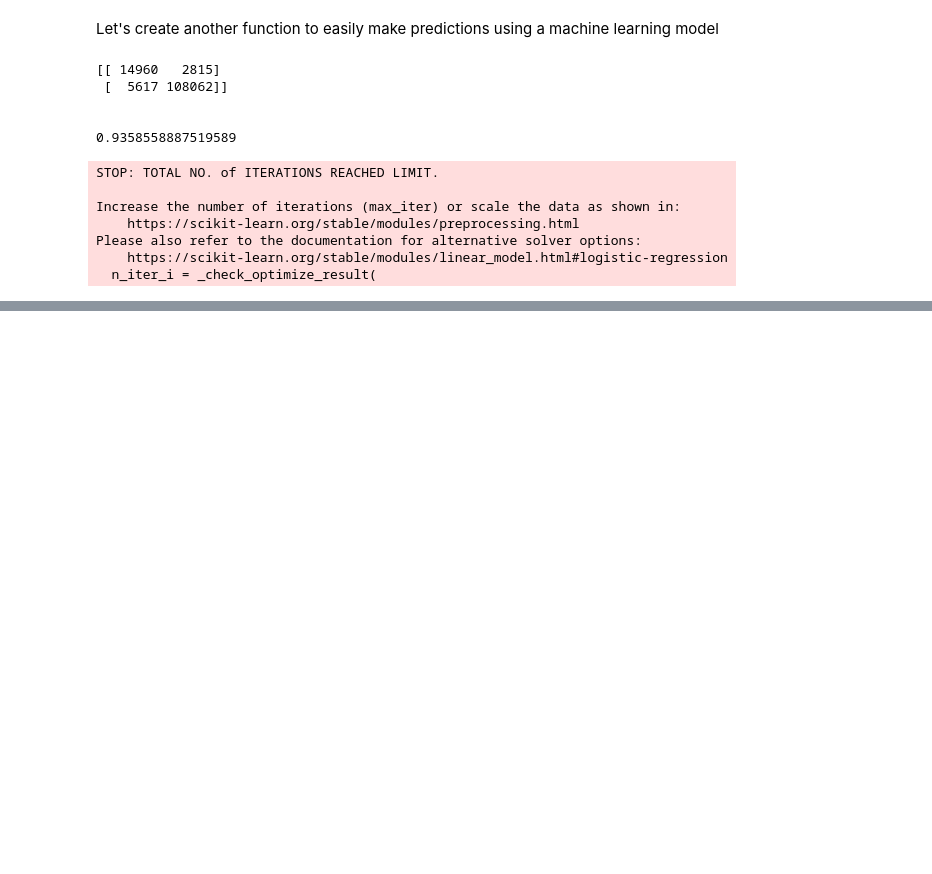
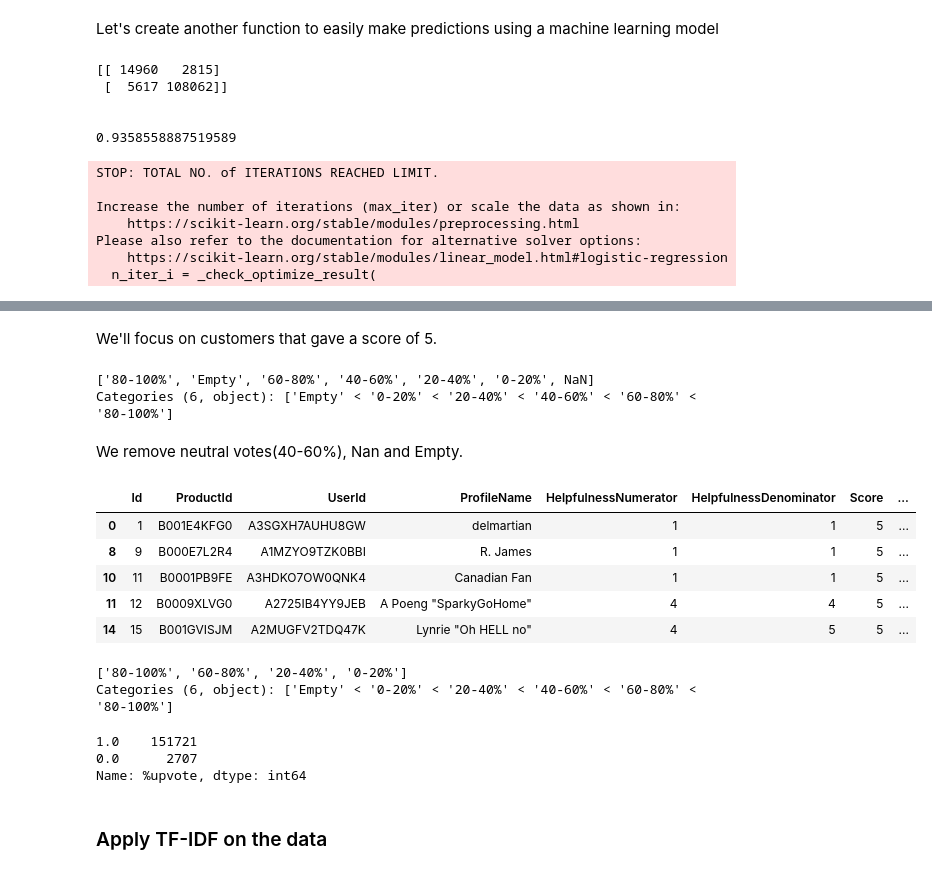
Before and after one commit to Stan-Leigh/amazon-customers-sentiment-analysis, a Jupyter notebook: Predicting_Sentiments_of_Amazon_Customers.ipynb, the cells around one changed output, grey strips where cells are left out. Saved outputs shown, nothing was run; the diff lists cells and outputs as text; code cells hidden in the pictures; blank space fills up the shorter version.

```diff
--- a/Predicting_Sentiments_of_Amazon_Customers.ipynb
+++ b/Predicting_Sentiments_of_Amazon_Customers.ipynb
@@ -362,0 +402,22 @@ Please also refer to the documentation for alternative solver options:
+# %% [markdown]
+We'll focus on customers that gave a score of 5.
+# %%
+df3 = df[df['Score'] == 5]
+# %%
+df3['%upvote'].unique()
+# %% [output]
+['80-100%', 'Empty', '60-80%', '40-60%', '20-40%', '0-20%', NaN]
+Categories (6, object): ['Empty' < '0-20%' < '20-40%' < '40-60%' < '60-80%' < '80-100%']
+# %% [markdown]
+We remove neutral votes(40-60%), Nan and Empty.
+# %%
+df4 = df3[df3['%upvote'].isin(['80-100%', '60-80%', '20-40%', '0-20%'])]
+# %%
+df4.head()
+# %% [output]
+|  | Id | ProductId | UserId | ProfileName | HelpfulnessNumerator | HelpfulnessDenominator | Score | ... |
+| 0 | 1 | B001E4KFG0 | A3SGXH7AUHU8GW | delmartian | 1 | 1 | 5 | ... |
+| 8 | 9 | B000E7L2R4 | A1MZYO9TZK0BBI | R. James | 1 | 1 | 5 | ... |
+| 10 | 11 | B0001PB9FE | A3HDKO7OW0QNK4 | Canadian Fan | 1 | 1 | 5 | ... |
+| 11 | 12 | B0009XLVG0 | A2725IB4YY9JEB | A Poeng "SparkyGoHome" | 4 | 4 | 5 | ... |
+| 14 | 15 | B001GVISJM | A2MUGFV2TDQ47K | Lynrie "Oh HELL no" | 4 | 5 | 5 | ... |
@@ -362,0 +426,5 @@ Please also refer to the documentation for alternative solver options:
+# %%
+df4['%upvote'].unique()
+# %% [output]
+['80-100%', '60-80%', '20-40%', '0-20%']
+Categories (6, object): ['Empty' < '0-20%' < '20-40%' < '40-60%' < '60-80%' < '80-100%']
@@ -362,0 +434,8 @@ Please also refer to the documentation for alternative solver options:
+# %%
+y.value_counts()
+# %% [output]
+1.0    151721
+0.0      2707
+Name: %upvote, dtype: int64
+# %% [markdown]
+### Apply TF-IDF on the data
```
Also changed, not shown: parts of 30 cells of this notebook.
